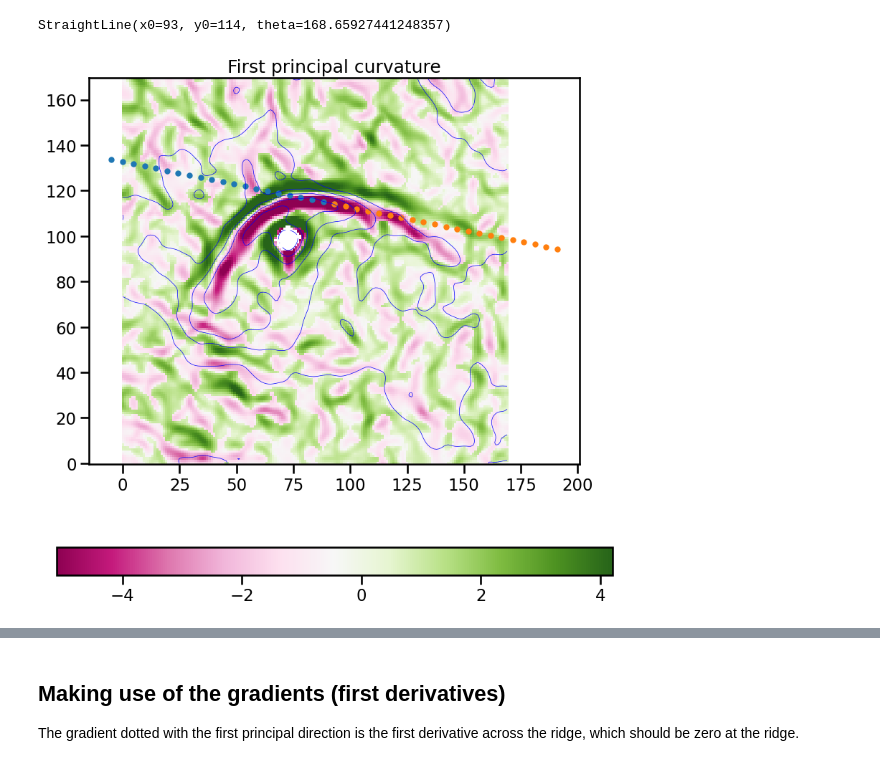
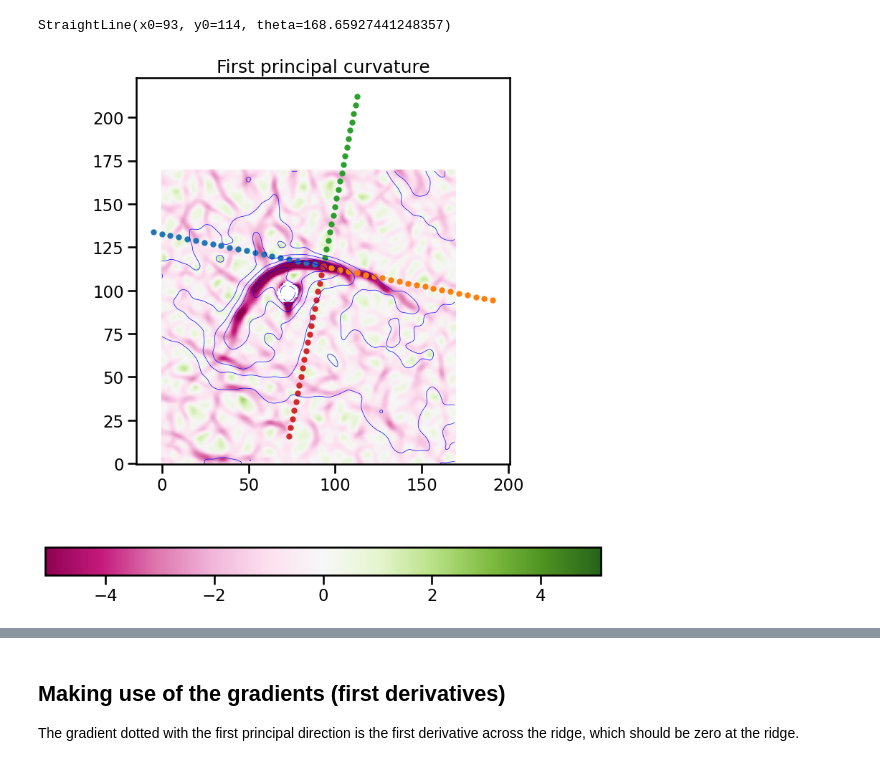
Before and after one commit to div-B-equals-0/ridge-trace, a Jupyter notebook: notebooks/design00.ipynb, the cells around one changed output, grey strips where cells are left out. Drawn from its saved outputs; the diff is of its cells as text; code cells hidden in the pictures.

```diff
--- a/notebooks/design00.ipynb
+++ b/notebooks/design00.ipynb
@@ -59,24 +59,28 @@ Take the straight line in the direction of max curvature, and also the opposite
 y0, x0 = indices
 line = trace.StraightLine(x0, y0, ic.theta2[indices])
 line2 = trace.StraightLine(x0, y0, ic.theta2[indices] + 180)
+line3 = trace.StraightLine(x0, y0, ic.theta1[indices])
+line4 = trace.StraightLine(x0, y0, ic.theta1[indices] + 180)
 line
 # %% [output]
 StraightLine(x0=93, y0=114, theta=168.65927441248357)
 # %%
 fig, ax = plt.subplots(figsize=(10, 10))
 m = np.isfinite(ic.kappa1)
 kappa_cmap = 'PiYG'
 vmin, vmax = np.percentile(ic.kappa1[m], [1, 99])
-im1 = ax.imshow(ic.kappa1, origin='lower', vmin=vmin, vmax=vmax, cmap=kappa_cmap)
+im1 = ax.imshow(ic.kappa1, origin='lower', vmin=vmin, vmax=-vmin, cmap=kappa_cmap)
 fig.colorbar(im1, ax=ax, orientation="horizontal")
 levels = 0.0 + np.arange(7) * 0.15
 ax.contour(ic.image, levels=levels, colors="blue", linewidths=0.5)
 ax.scatter(line.points.x[::5], line.points.y[::5], marker=".", color='C0')
 ax.scatter(line2.points.x[::5], line2.points.y[::5], marker=".", color='C1')
+ax.scatter(line3.points.x[::5], line3.points.y[::5], marker=".", color='C2')
+ax.scatter(line4.points.x[::5], line4.points.y[::5], marker=".", color='C3')
 ax.set_title("First principal curvature")
 ...;
 # %% [output]
-[figure, old version]
+[figure, new version]
 # %%
 fig, axes = plt.subplots(3, 1, sharex=True, figsize=(10, 10))
 axes[0].plot(line.points.x, line.image_values(ic.kappa1))
```
Also changed, not shown: parts of 17 cells of this notebook, 6 other files.
